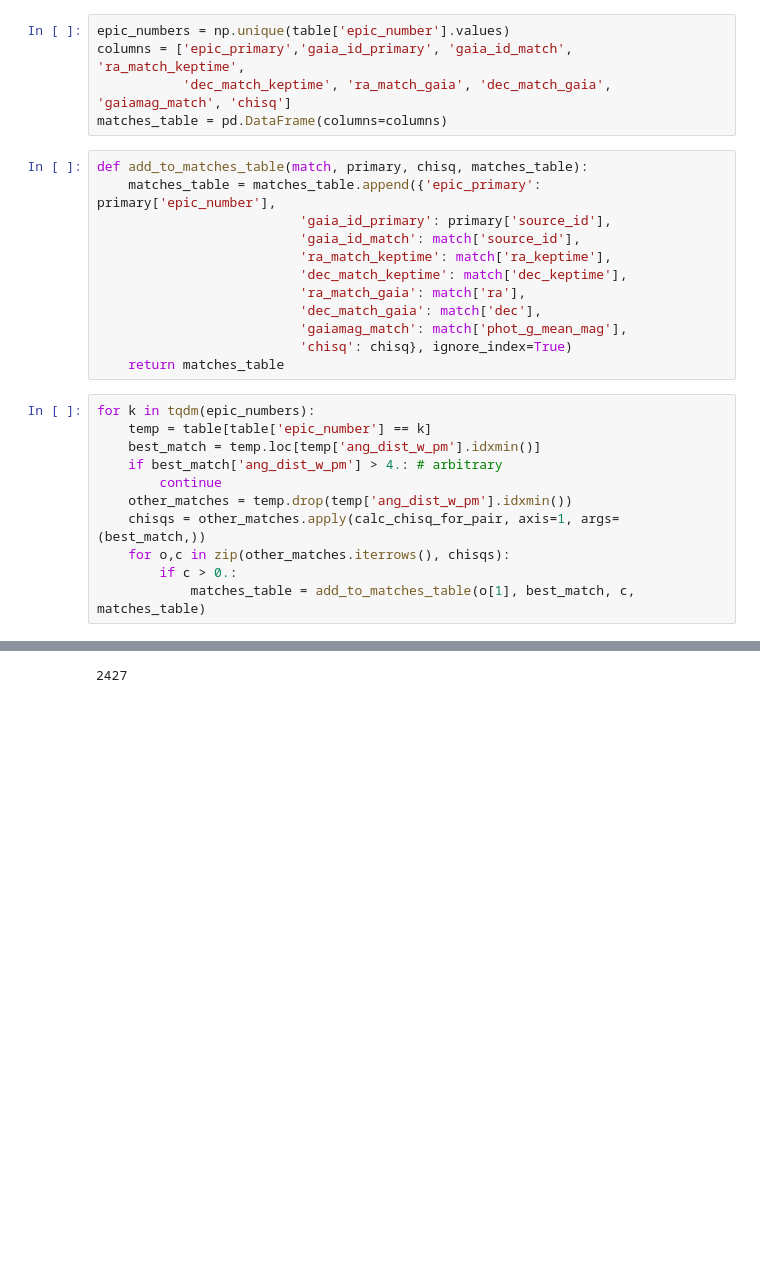
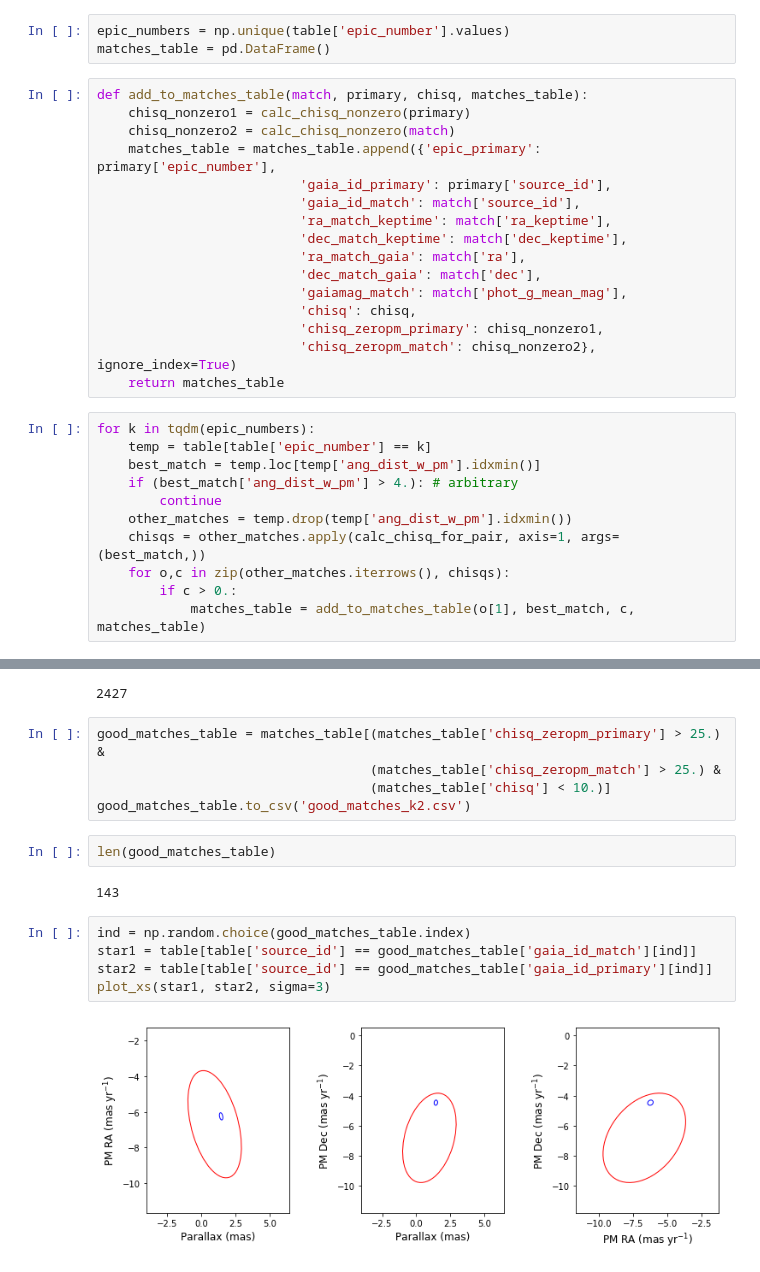
Before and after one commit to benmontet/stellar-facelifts, a Jupyter notebook: notebooks/pairs.ipynb, the cells around one changed output, grey strips where cells are left out. Cells and saved outputs as stored; diff of their text form; blank space fills up the shorter version.

```diff
--- a/notebooks/pairs.ipynb
+++ b/notebooks/pairs.ipynb
@@ -166,11 +190,11 @@ plt.hist(matches['ang_dist_w_pm'])
 [figure]
 # %%
 epic_numbers = np.unique(table['epic_number'].values)
-columns = ['epic_primary','gaia_id_primary', 'gaia_id_match', 'ra_match_keptime',
-           'dec_match_keptime', 'ra_match_gaia', 'dec_match_gaia', 'gaiamag_match', 'chisq']
-matches_table = pd.DataFrame(columns=columns)
+matches_table = pd.DataFrame()
 # %%
 def add_to_matches_table(match, primary, chisq, matches_table):
+    chisq_nonzero1 = calc_chisq_nonzero(primary)
+    chisq_nonzero2 = calc_chisq_nonzero(match)
     matches_table = matches_table.append({'epic_primary': primary['epic_number'],
                           'gaia_id_primary': primary['source_id'],
                           'gaia_id_match': match['source_id'],
@@ -179,13 +203,15 @@ def add_to_matches_table(match, primary, chisq, matches_table):
                           'ra_match_gaia': match['ra'],
                           'dec_match_gaia': match['dec'],
                           'gaiamag_match': match['phot_g_mean_mag'],
-                          'chisq': chisq}, ignore_index=True)
+                          'chisq': chisq,
+                          'chisq_zeropm_primary': chisq_nonzero1,
+                          'chisq_zeropm_match': chisq_nonzero2}, ignore_index=True)
     return matches_table
 # %%
 for k in tqdm(epic_numbers):
     temp = table[table['epic_number'] == k]
     best_match = temp.loc[temp['ang_dist_w_pm'].idxmin()]
-    if best_match['ang_dist_w_pm'] > 4.: # arbitrary
+    if (best_match['ang_dist_w_pm'] > 4.): # arbitrary
         continue
     other_matches = temp.drop(temp['ang_dist_w_pm'].idxmin())
     chisqs = other_matches.apply(calc_chisq_for_pair, axis=1, args=(best_match,))
@@ -198,3 +224,19 @@ matches_table.to_csv('matches_k2.csv')
 len(matches_table)
 # %% [output]
 2427
+# %%
+good_matches_table = matches_table[(matches_table['chisq_zeropm_primary'] > 25.) &
+                                   (matches_table['chisq_zeropm_match'] > 25.) &
+                                   (matches_table['chisq'] < 10.)]
+good_matches_table.to_csv('good_matches_k2.csv')
+# %%
+len(good_matches_table)
+# %% [output]
+143
+# %%
+ind = np.random.choice(good_matches_table.index)
+star1 = table[table['source_id'] == good_matches_table['gaia_id_match'][ind]]
+star2 = table[table['source_id'] == good_matches_table['gaia_id_primary'][ind]]
+plot_xs(star1, star2, sigma=3)
+# %% [output]
+[figure, added]
```
Also changed, not shown: parts of 13 cells of this notebook, 5 other files.
